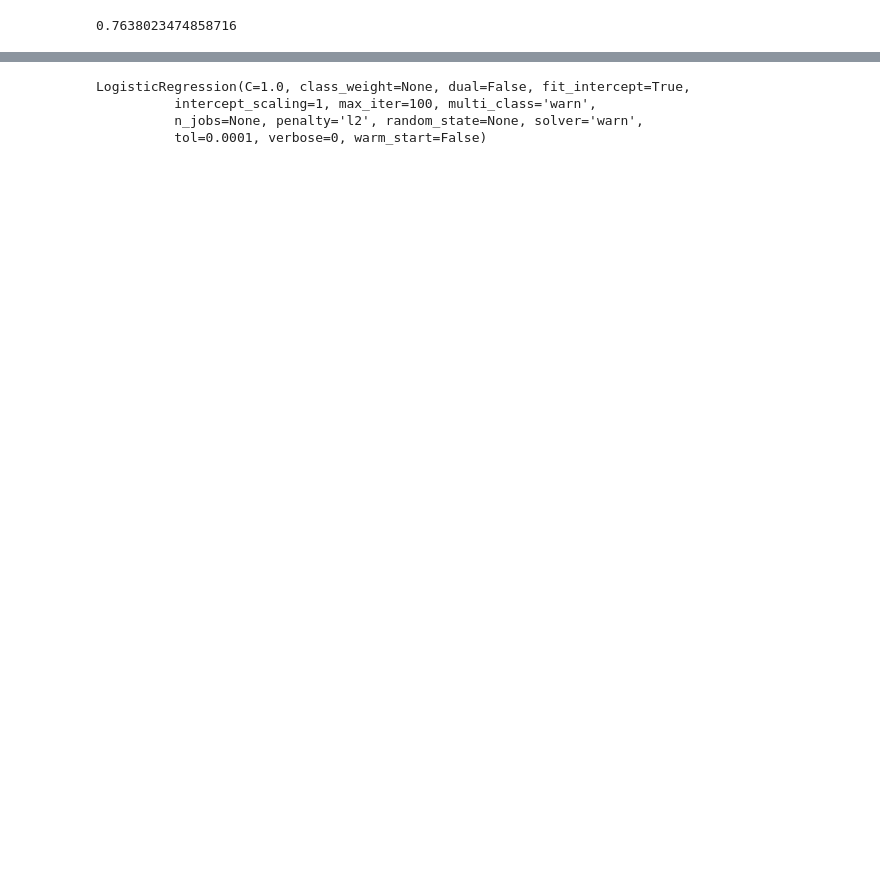
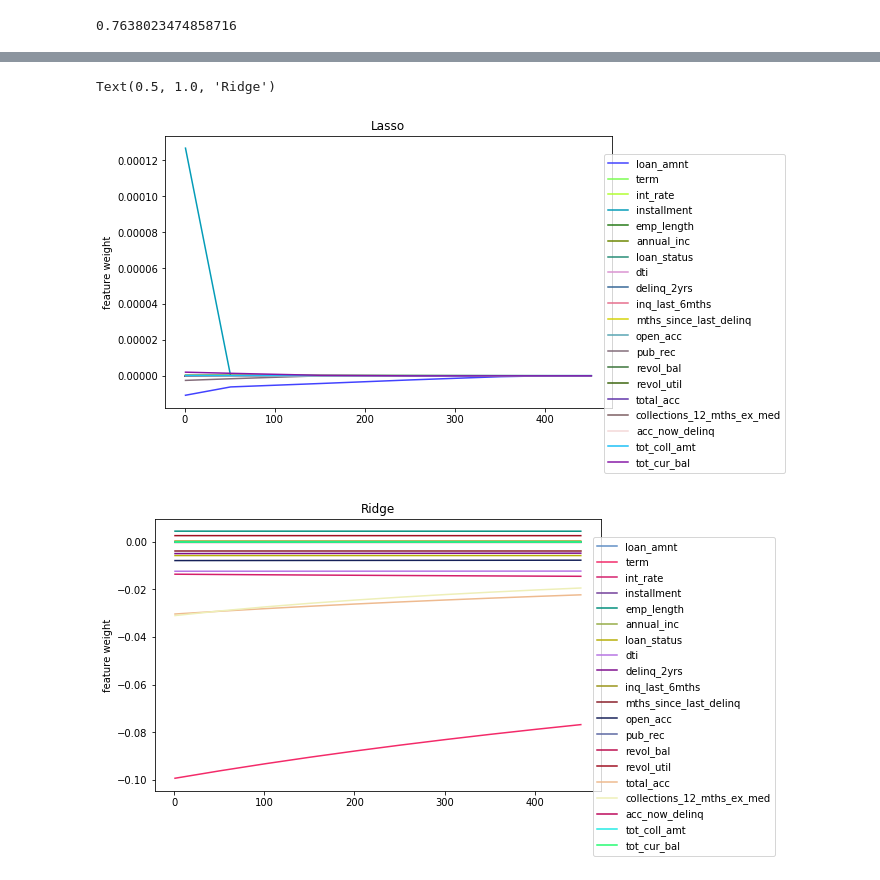
Before and after one commit to gr-nastassia/mccme_python_tasks, a Jupyter notebook: Credit_model.ipynb, the cells around one changed output, grey strips where cells are left out. Cells and saved outputs as stored; diff of their text form; code cells hidden in the pictures; blank space fills up the shorter version.

```diff
--- a/Credit_model.ipynb
+++ b/Credit_model.ipynb
@@ -192,26 +251,29 @@ ridgeregressor = Ridge().fit(X, y)
-# %%
-y = data.loan_status
-
-cols = data.columns
-X = pd.get_dummies(data[cols])
-
-from sklearn import preprocessing
-
-
-
-le = preprocessing.LabelEncoder()
-le.fit(y)
-
-y = le.transform(y)
-X = X.as_matrix()
-
-from sklearn import linear_model
-
-logistic = linear_model.LogisticRegression()
-
-logistic.fit(X, y)
-# %% [output]
-LogisticRegression(C=1.0, class_weight=None, dual=False, fit_intercept=True,
-          intercept_scaling=1, max_iter=100, multi_class='warn',
-          n_jobs=None, penalty='l2', random_state=None, solver='warn',
-          tol=0.0001, verbose=0, warm_start=False)
+# %%
+alphas = np.arange(1, 500, 50)
+coefs_lasso = np.zeros((alphas.shape[0], X.shape[1])) # матрица весов размера (число регрессоров) x (число признаков)
+coefs_ridge = np.zeros((alphas.shape[0], X.shape[1]))
+for i, a in enumerate(alphas):
+    lasso_reg = Lasso(alpha=a).fit(X, Y)
+    ridge_reg = Ridge(alpha=a).fit(X, Y)
+    coefs_lasso[i,:] = lasso_reg.coef_
+    coefs_ridge[i,:] = ridge_reg.coef_
+# %%
+plt.figure(figsize=(8, 5))
+for coef, feature in zip(coefs_lasso.T, data.columns):
+    plt.plot(alphas, coef, label=feature, color=np.random.rand(3))
+plt.legend(loc="upper right", bbox_to_anchor=(1.4, 0.95))
+#plt.xlabel("alpha")
+plt.ylabel("feature weight")
+plt.title("Lasso")
+
+plt.figure(figsize=(8, 5))
+for coef, feature in zip(coefs_ridge.T, data.columns):
+    plt.plot(alphas, coef, label=feature, color=np.random.rand(3))
+plt.legend(loc="upper right", bbox_to_anchor=(1.4, 0.95))
+#plt.xlabel("alpha")
+plt.ylabel("feature weight")
+plt.title("Ridge")
+# %% [output]
+Text(0.5, 1.0, 'Ridge')
+[figure, added]
+[figure, added]
```
Also changed, not shown: parts of 16 cells of this notebook.
